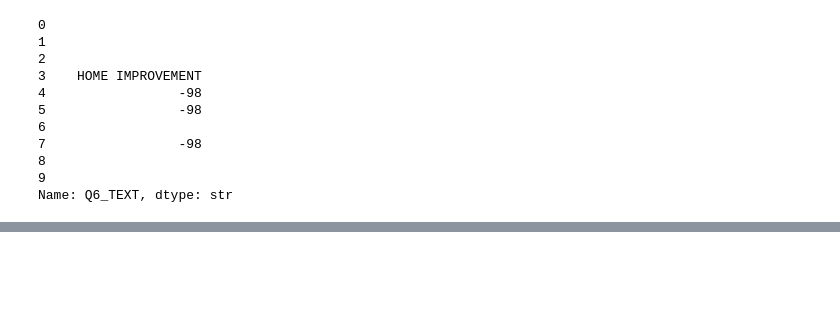
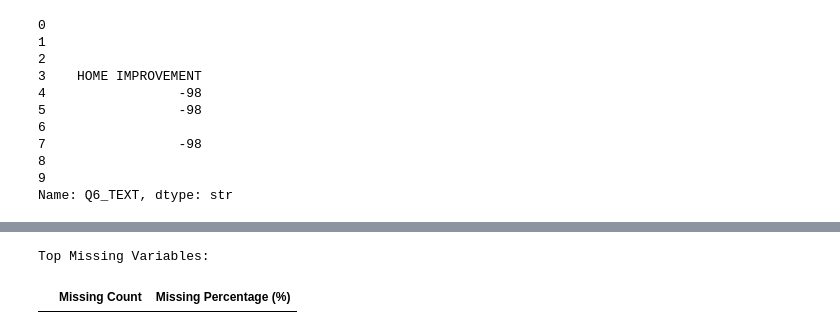
Before and after one commit to Break-Through-Tech/Swytch-2C-predicting-job-satisfaction-from-person-job-fit, a Jupyter notebook: notebooks/American-Job-quality.ipynb, the cells around one changed output, grey strips where cells are left out. Saved outputs shown, nothing was run; the diff lists cells and outputs as text; code cells hidden in the pictures; blank space fills up the shorter version.

```diff
--- a/notebooks/American-Job-quality.ipynb
+++ b/notebooks/American-Job-quality.ipynb
@@ -455,0 +522,35 @@ Name: Q6_TEXT, dtype: str
+# %%
+#Missing Value Detection & Imputation
+nan_count = np.sum(X.isnull(), axis=0)
+nan_detected = nan_count != 0
+
+missing_df = pd.DataFrame({
+    'Missing Count': nan_count[nan_detected],
+    'Missing Percentage (%)': (nan_count[nan_detected] / len(X)) * 100
+}).sort_values(by='Missing Percentage (%)', ascending=False)
+
+print("Top Missing Variables:")
+display(missing_df.head(15))
+
+# Identify column types
+is_int_or_float = (X.dtypes == 'int64') | (X.dtypes == 'float64')
+
+# Numeric Imputation (Median)
+to_impute_num = nan_detected & is_int_or_float
+for col in X.columns[to_impute_num]:
+    median_val = X[col].median()
+    X[col] = X[col].fillna(median_val)
+
+# Categorical Imputation (Mode)
+to_impute_cat = nan_detected & (~is_int_or_float)
+for col in X.columns[to_impute_cat]:
+    mode_val = X[col].mode()[0] if not X[col].mode().empty else 'Missing'
+    X[col] = X[col].fillna(mode_val)
+
+# Outlier Winsorization on numeric columns (1st and 99th percentiles)
+num_cols_all = X.select_dtypes(include=['number']).columns
+for col in num_cols_all:
+    X[col] = mstats.winsorize(X[col], limits=[0.01, 0.01])
+# %% [output]
+Top Missing Variables:
+|  | Missing Count | Missing Percentage (%) |
```
Also changed, not shown: parts of 15 cells of this notebook.
